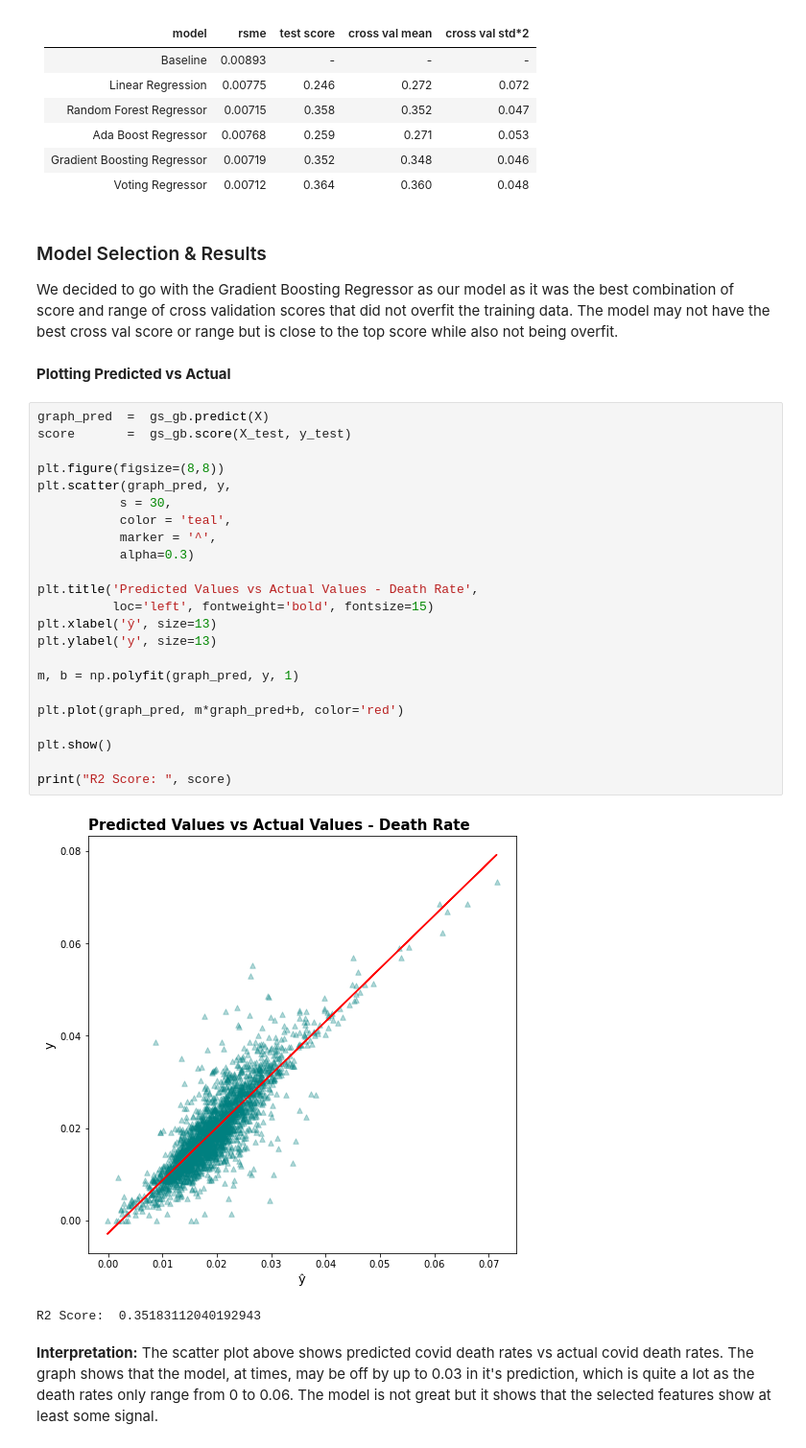
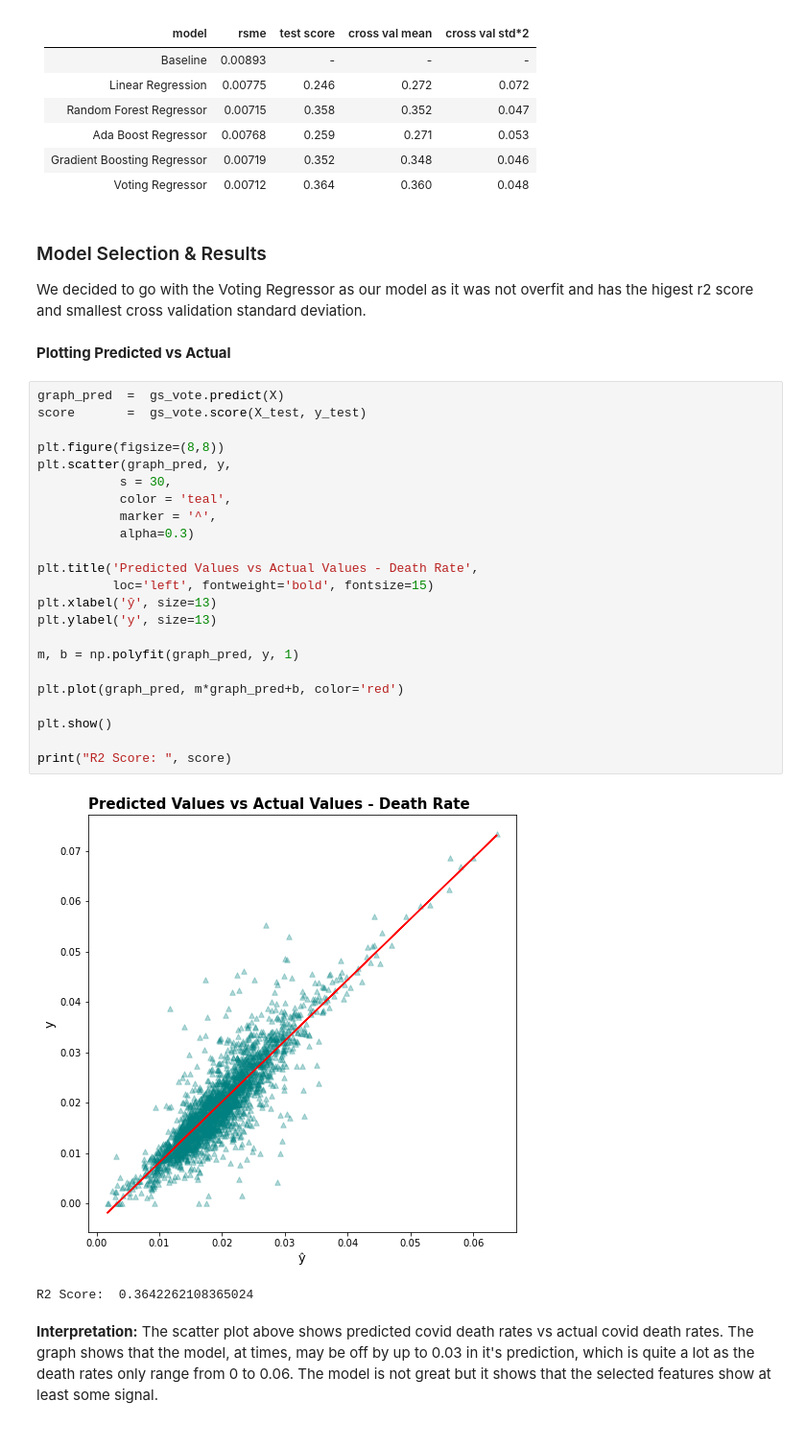
Before and after one commit to spark126/covid_poverty_and_death_rate, a Jupyter notebook: code/death_rate_models.ipynb, the cells around one changed output. Shown at 96% size. Drawn from its saved outputs; the diff is of its cells as text.

```diff
--- a/code/death_rate_models.ipynb
+++ b/code/death_rate_models.ipynb
@@ -296,35 +296,35 @@ Improvement:    0.00181
 | Voting Regressor            | 0.00712 | 0.364 | 0.360 | 0.048
 # %% [markdown]
 ### Model Selection & Results
-We decided to go with the Gradient Boosting Regressor as our model as it was the best combination of score and range of cross validation scores that did not overfit the training data. The model may not have the best cross val score or range but is close to the top score while also not being overfit.
+We decided to go with the Voting Regressor as our model as it was not overfit and has the higest r2 score and smallest cross validation standard deviation.
 # %% [markdown]
 **Plotting Predicted vs Actual**
 # %%
-graph_pred  =  gs_gb.predict(X)
-score       =  gs_gb.score(X_test, y_test)
+graph_pred  =  gs_vote.predict(X)
+score       =  gs_vote.score(X_test, y_test)
 
 plt.figure(figsize=(8,8))
 plt.scatter(graph_pred, y,
            s = 30,
            color = 'teal',
            marker = '^',
            alpha=0.3)
 
 plt.title('Predicted Values vs Actual Values - Death Rate',
           loc='left', fontweight='bold', fontsize=15)
 plt.xlabel('ŷ', size=13)
 plt.ylabel('y', size=13)
 
 m, b = np.polyfit(graph_pred, y, 1)
 
 plt.plot(graph_pred, m*graph_pred+b, color='red')
 
 plt.show()
 
 print("R2 Score: ", score)
 # %% [output]
-[figure, old version]
+[figure, new version]
-R2 Score:  0.35183112040192943
+R2 Score:  0.3642262108365024
 # %% [markdown]
 **Interpretation:** The scatter plot above shows predicted covid death rates vs actual covid death rates. The graph shows that the model, at times, may be off by up to 0.03 in it's prediction, which is quite a lot as the death rates only range from 0 to 0.06. The model is not great but it shows that the selected features show at least some signal.
 # %% [markdown]
```
Also changed, not shown: parts of 5 cells of this notebook.
